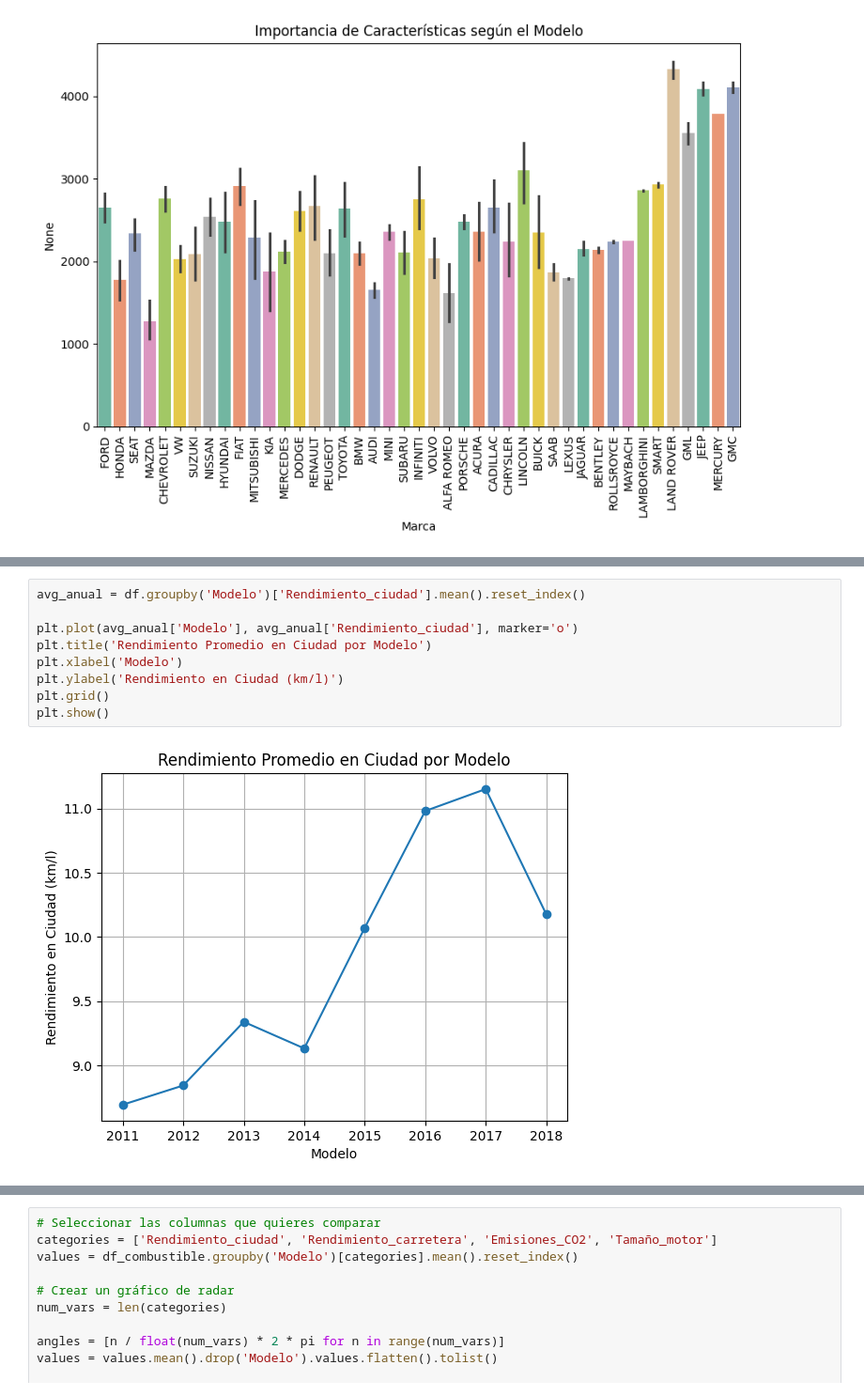
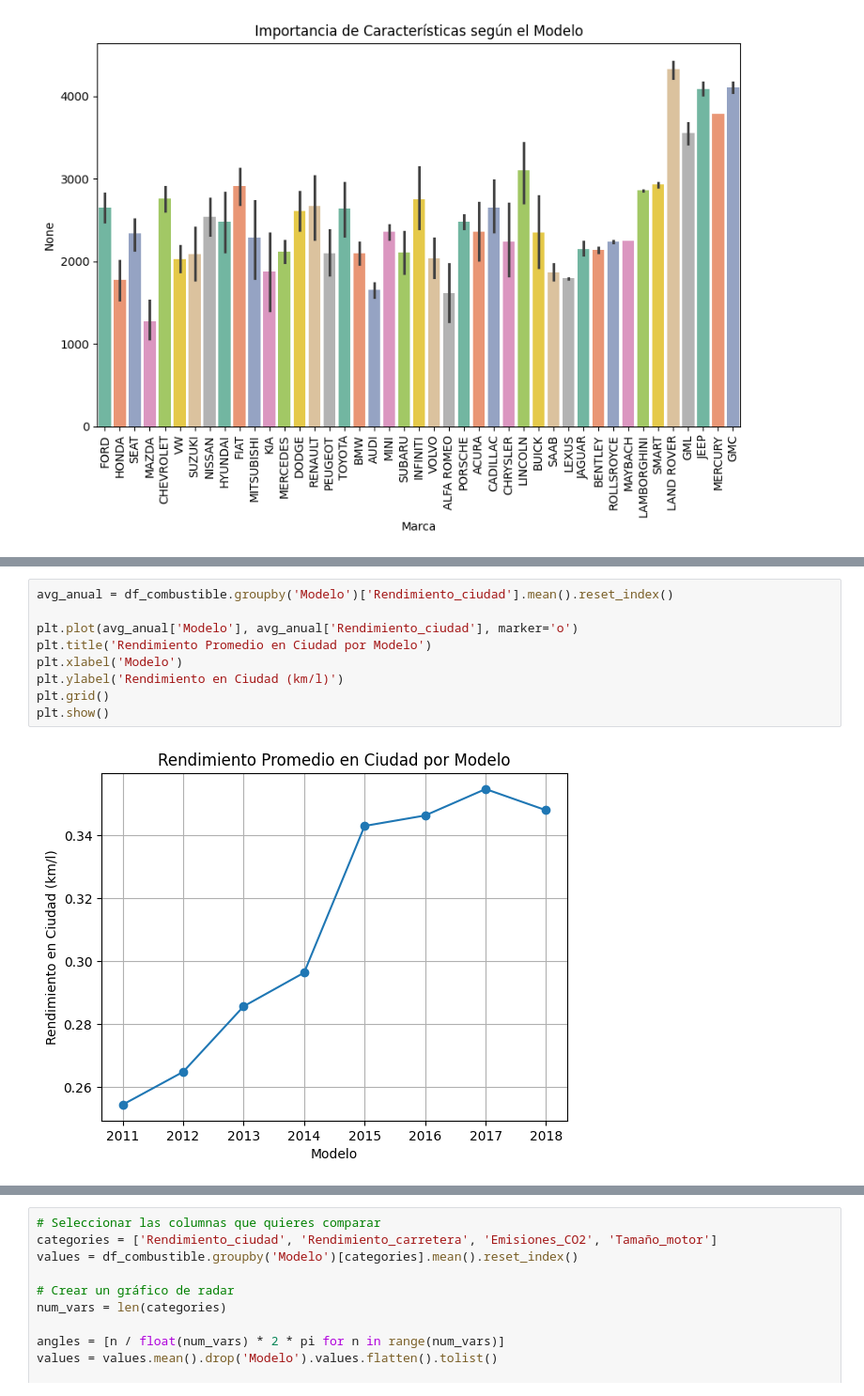
Before and after one commit to alexpanquevac/analisisDatos, a Jupyter notebook: Proyecto final/Proyecto final.ipynb, the cells around one changed output, grey strips where cells are left out. Shown at 94% size. Cells and saved outputs as stored; diff of their text form.

```diff
--- a/Proyecto final/Proyecto final.ipynb
+++ b/Proyecto final/Proyecto final.ipynb
@@ -626,13 +592,13 @@ plt.show()
 # %%
-avg_anual = df.groupby('Modelo')['Rendimiento_ciudad'].mean().reset_index()
+avg_anual = df_combustible.groupby('Modelo')['Rendimiento_ciudad'].mean().reset_index()
 
 plt.plot(avg_anual['Modelo'], avg_anual['Rendimiento_ciudad'], marker='o')
 plt.title('Rendimiento Promedio en Ciudad por Modelo')
 plt.xlabel('Modelo')
 plt.ylabel('Rendimiento en Ciudad (km/l)')
 plt.grid()
 plt.show()
 # %% [output]
-[figure, old version]
+[figure, new version]
 # %%
 # Calcular la matriz de correlación
```
Also changed, not shown: parts of 37 cells of this notebook.
